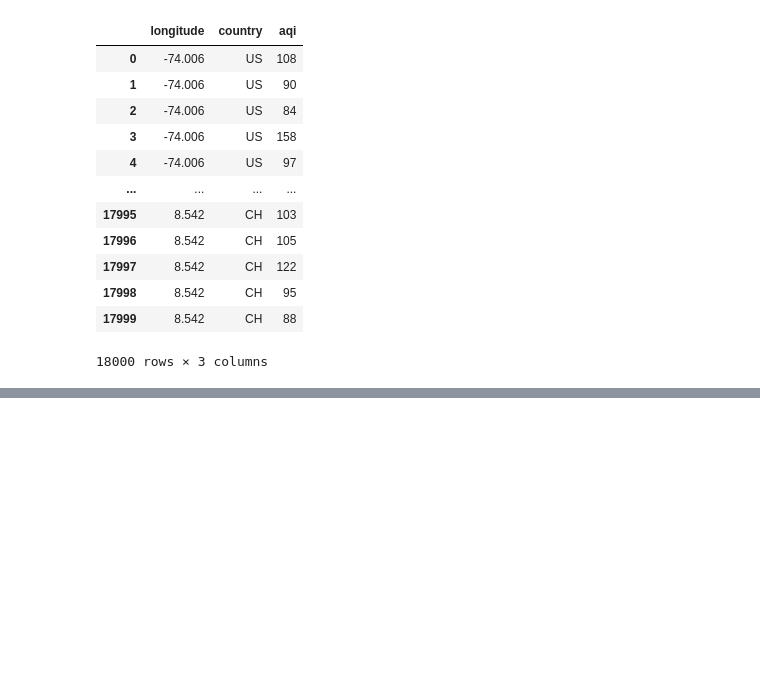
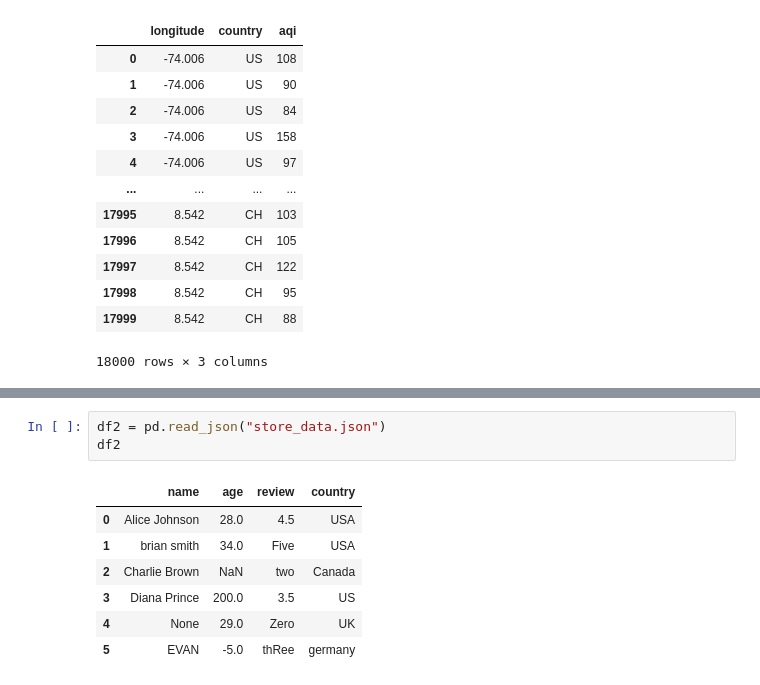
Before and after one commit to Tarun-Upadhyay-616/ML_and_Python, a Jupyter notebook: Day_2_PANDAS.ipynb, the cells around one changed output, grey strips where cells are left out. Saved outputs shown, nothing was run; the diff lists cells and outputs as text; blank space fills up the shorter version.

```diff
--- a/Day_2_PANDAS.ipynb
+++ b/Day_2_PANDAS.ipynb
@@ -115,0 +160,11 @@ df[(df['city']=='Delhi') & (df['aqi']<50)]
+# %%
+df2 = pd.read_json("store_data.json")
+df2
+# %% [output]
+|  | name | age | review | country |
+| 0 | Alice Johnson | 28.0 | 4.5 | USA |
+| 1 | brian smith | 34.0 | Five | USA |
+| 2 | Charlie Brown | NaN | two | Canada |
+| 3 | Diana Prince | 200.0 | 3.5 | US |
+| 4 | None | 29.0 | Zero | UK |
+| 5 | EVAN | -5.0 | thRee | germany |
```
Also changed, not shown: parts of 6 cells of this notebook.
